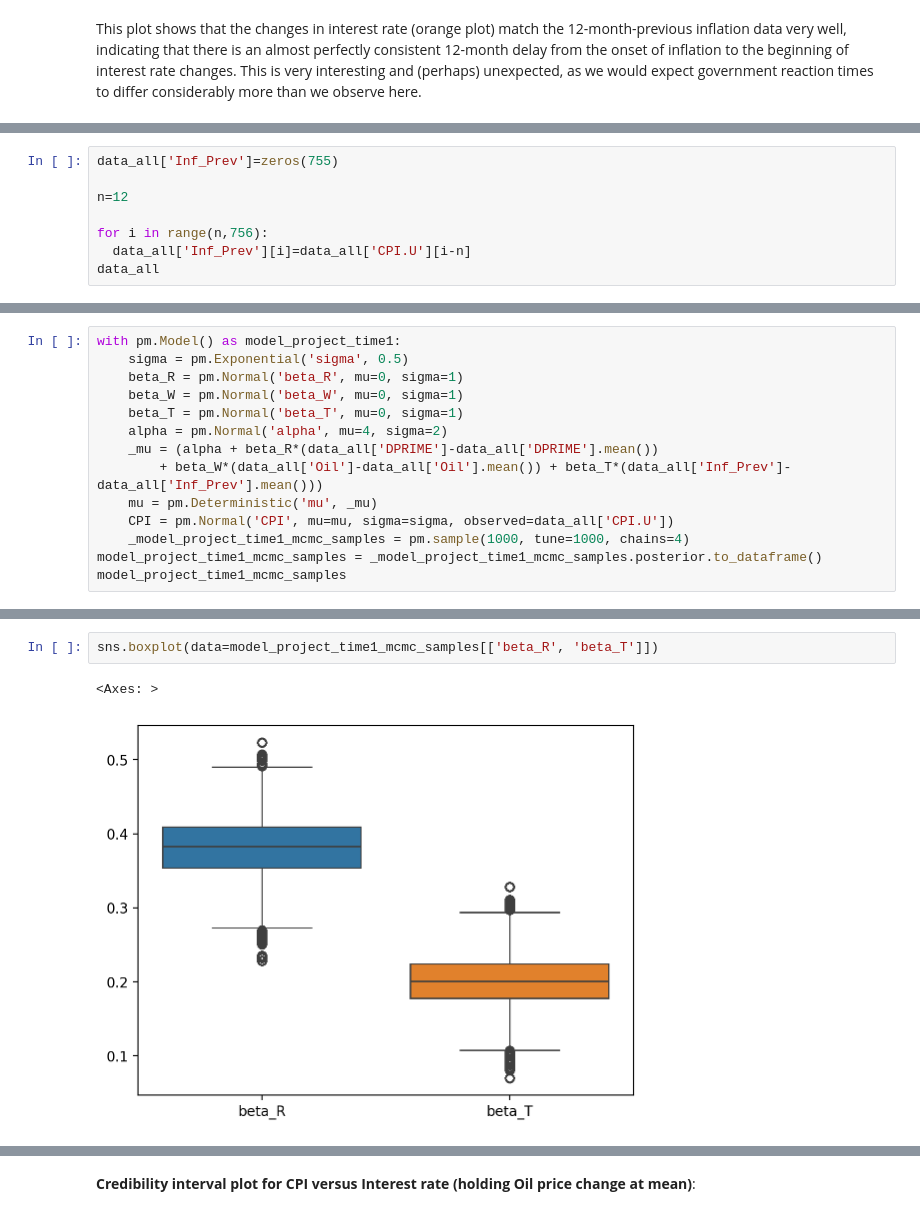
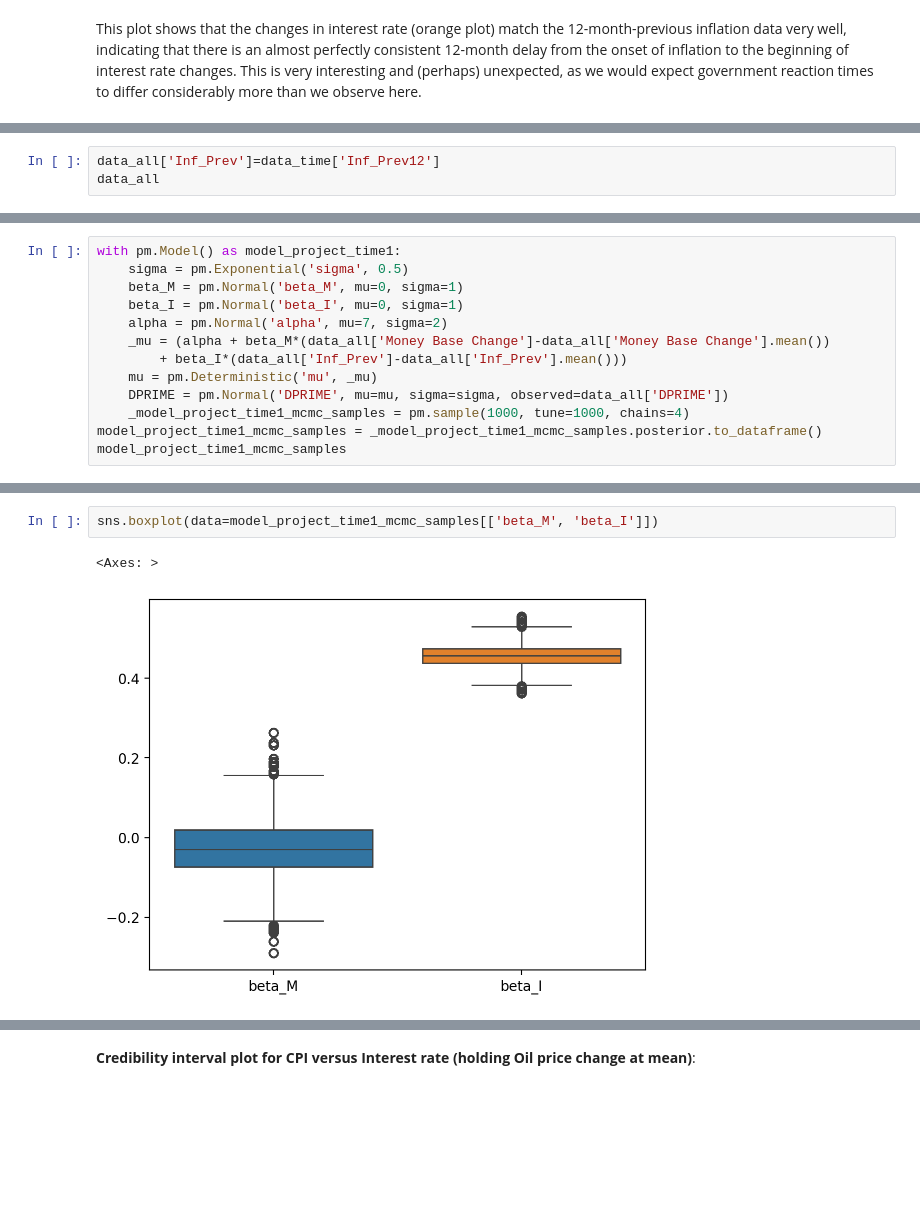
Before and after one commit to AndreiAf02/Math509Project_Public, a Jupyter notebook: 509ProjectV2.ipynb, the cells around one changed output, grey strips where cells are left out. Drawn from its saved outputs; the diff is of its cells as text; blank space fills up the shorter version.

```diff
--- a/509ProjectV2.ipynb
+++ b/509ProjectV2.ipynb
@@ -567,8 +558,0 @@ Our Prior takes the form:
-# %%
-data_all['Inf_Prev']=zeros(755)
-
-n=12
-
-for i in range(n,756):
-  data_all['Inf_Prev'][i]=data_all['CPI.U'][i-n]
-data_all
@@ -592,0 +559,3 @@ See the caveats in the documentation: https://pandas.pydata.org/pandas-docs/stab
+# %%
+data_all['Inf_Prev']=data_time['Inf_Prev12']
+data_all
@@ -593,14 +601,13 @@ See the caveats in the documentation: https://pandas.pydata.org/pandas-docs/stab
 # %%
 with pm.Model() as model_project_time1:
     sigma = pm.Exponential('sigma', 0.5)
-    beta_R = pm.Normal('beta_R', mu=0, sigma=1)
-    beta_W = pm.Normal('beta_W', mu=0, sigma=1)
-    beta_T = pm.Normal('beta_T', mu=0, sigma=1)
-    alpha = pm.Normal('alpha', mu=4, sigma=2)
-    _mu = (alpha + beta_R*(data_all['DPRIME']-data_all['DPRIME'].mean())
-        + beta_W*(data_all['Oil']-data_all['Oil'].mean()) + beta_T*(data_all['Inf_Prev']-data_all['Inf_Prev'].mean()))
+    beta_M = pm.Normal('beta_M', mu=0, sigma=1)
+    beta_I = pm.Normal('beta_I', mu=0, sigma=1)
+    alpha = pm.Normal('alpha', mu=7, sigma=2)
+    _mu = (alpha + beta_M*(data_all['Money Base Change']-data_all['Money Base Change'].mean())
+        + beta_I*(data_all['Inf_Prev']-data_all['Inf_Prev'].mean()))
     mu = pm.Deterministic('mu', _mu)
-    CPI = pm.Normal('CPI', mu=mu, sigma=sigma, observed=data_all['CPI.U'])
+    DPRIME = pm.Normal('DPRIME', mu=mu, sigma=sigma, observed=data_all['DPRIME'])
     _model_project_time1_mcmc_samples = pm.sample(1000, tune=1000, chains=4)
 model_project_time1_mcmc_samples = _model_project_time1_mcmc_samples.posterior.to_dataframe()
 model_project_time1_mcmc_samples
@@ -626,5 +633,5 @@ model_project_time1_mcmc_samples
 # %%
-sns.boxplot(data=model_project_time1_mcmc_samples[['beta_R', 'beta_T']])
+sns.boxplot(data=model_project_time1_mcmc_samples[['beta_M', 'beta_I']])
 # %% [output]
 <Axes: >
-[figure, old version]
+[figure, new version]
```
Also changed, not shown: parts of 10 cells of this notebook.
